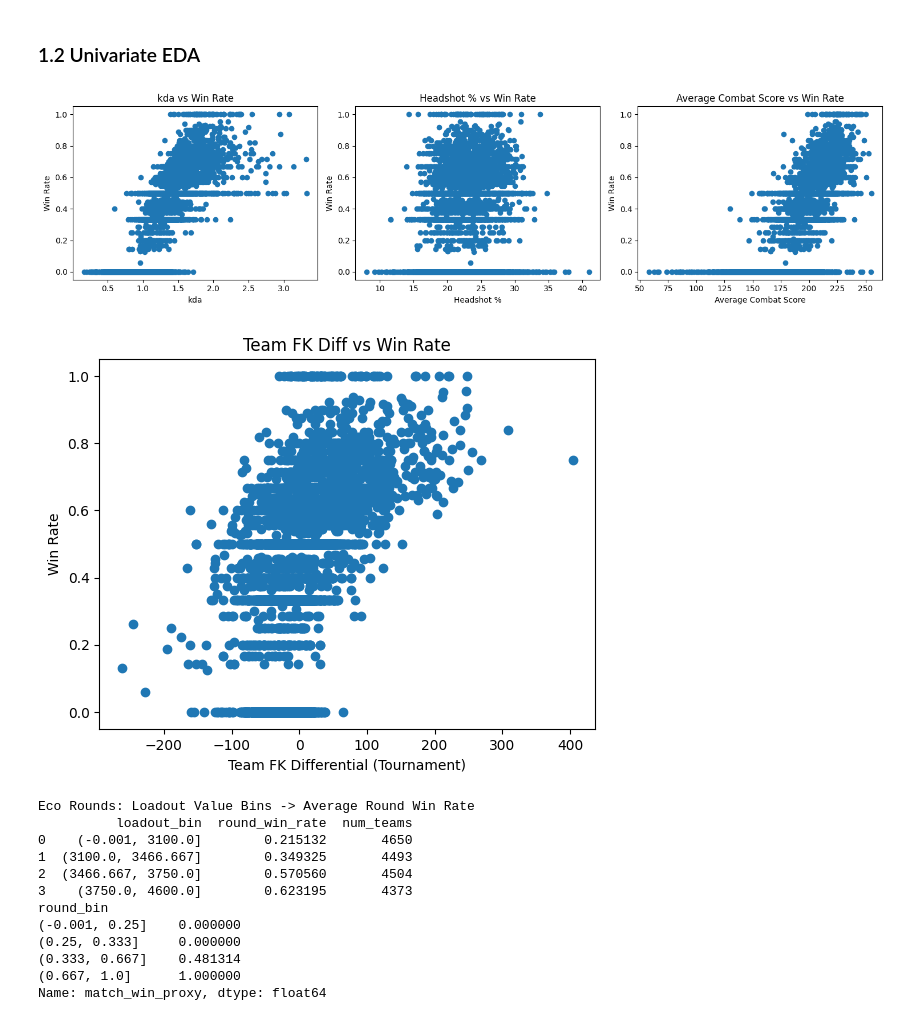
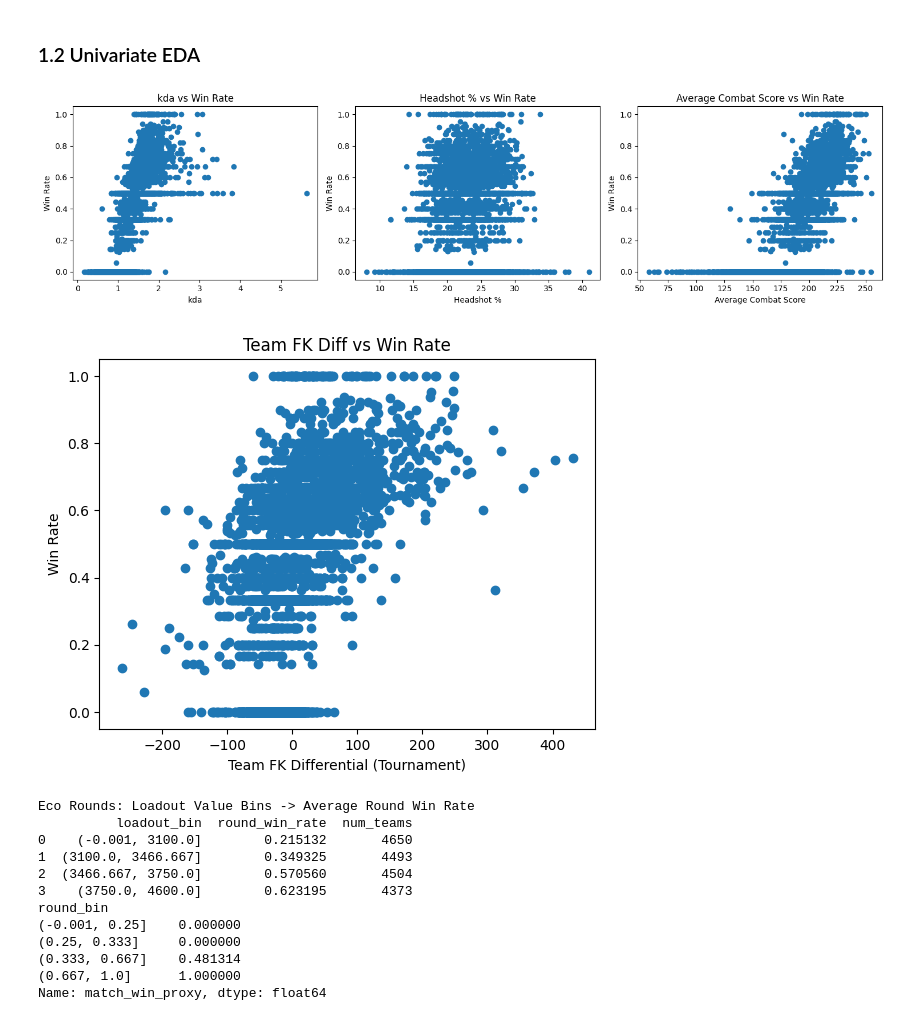
Before and after one commit to extraordinaryEmily/aaron-vct, a Jupyter notebook: a+aron.ipynb, the cells around one changed output. Cells and saved outputs as stored; diff of their text form; code cells hidden in the pictures.

Commit message:
Combined stats that pass univariate EDA

```diff
--- a/a+aron.ipynb
+++ b/a+aron.ipynb
@@ -114,10 +120,9 @@ Here we must clean data and define what is ACTUALLY useful rather than what we t
 Make a list of tier 1 teams so you can remove all the irrelavant data before any calculates. **Any blank values (nulls) should also be removed to prevent skewed results.** Duplicates should also be watched out for. China stats are very missing so those need to be cared for so that it doesn't screw the data over. Same with player changes, we want the latest roster.
 # %%
 # Player stats
-import matplotlib.pyplot as plt
+root_path = "./"
+years = range(2021, 2026)
 
-df1['kda'] = (df1['Kills'] + df1['Assists']) / df1['Deaths']
-df1['fk_diff'] = df1['First Kills'] - df1['First Deaths']
 drop_cols = [
     'Rounds Played',
     'Stage',
@@ -134,8 +139,34 @@ drop_cols = [
     'Assists',
     'Deaths'
 ]
-player_stats = df1.drop(columns=drop_cols, errors='ignore')
-player_stats.head()
+
+all_players = []
+for year in years:
+    file_path = os.path.join(root_path, f"vct_{year}/players_stats/players_stats.csv")
+    if os.path.exists(file_path):
+        df = pd.read_csv(file_path)
+
+        # Compute kda and fk_diff
+        df['kda'] = (df['Kills'] + df['Assists']) / df['Deaths'].replace(0, 1)  # avoid division by 0
+        df['fk_diff'] = df['First Kills'] - df['First Deaths']
+
+        # Drop unnecessary columns
+        df = df.drop(columns=drop_cols, errors='ignore')
+
+        # Add year column
+        df['Year'] = year
+
+        all_players.append(df)
+    else:
+        print(f"File not found: {file_path}")
+
+# Combine all years
+player_stats_all = pd.concat(all_players, ignore_index=True)
+
+# Save to CSV at root
+player_stats_all.to_csv("player_stats_2021_2025.csv", index=False)
+
+print("Combined player stats saved as 'player_stats_2021_2025.csv'")
 #player_stats.describe()
 #player_stats.info()
 # %% [output]
@@ -198,13 +309,13 @@ pickban['Map'] = pickban['Map'].str.strip()
 
 import matplotlib.pyplot as plt
 # Make sure 'Headshot %' is numeric (can't run multiple times)
-#player_stats['Headshot %'] = player_stats['Headshot %'].str.rstrip('%').astype(float)
+player_stats_all['Headshot %'] = player_stats_all['Headshot %'].str.rstrip('%').astype(float)
 
 # Metrics to study
 metrics = ['kda', 'Headshot %', 'Average Combat Score']
 
 # --- Aggregate player metrics to team level ---
-team_stats = player_stats.groupby(
+team_stats = player_stats_all.groupby(
     ['Tournament', 'Teams'],  # consistent column name
     as_index=False
 ).agg({
@@ -245,38 +356,38 @@ plt.tight_layout()  # avoids overlapping labels
 plt.show()
 
 # Aggregate First Kills / First Deaths per player
-player_fk = player_stats.groupby(
+player_fk = player_stats_all.groupby(
     ['Tournament', 'Teams', 'Player'],
     as_index=False
 ).agg({
     'First Kills': 'sum',
     'First Deaths': 'sum'
 })
 
 player_fk['fk_diff'] = player_fk['First Kills'] - player_fk['First Deaths']
 
 # Aggregate to team level
 team_fk = player_fk.groupby(
     ['Tournament', 'Teams'],
     as_index=False
 )['fk_diff'].sum()
 
 # Reuse team_wins (already renamed 'Teams')
 team_eda_fk = team_fk.merge(
     team_wins,
     on=['Tournament', 'Teams'],
     how='inner'
 )
 
 # Scatter plot FK diff vs Win Rate
 plt.scatter(team_eda_fk['fk_diff'], team_eda_fk['win'])
 plt.xlabel('Team FK Differential (Tournament)')
 plt.ylabel('Win Rate')
 plt.title('Team FK Diff vs Win Rate')
 plt.show()
 # %% [output]
-[figure, old version]
+[figure, new version]
-[figure, old version]
+[figure, new version]
 # %%
 # ==========ECO ROUNDS==========
 agg_cols = ['Tournament', 'Stage', 'Match Type', 'Match Name', 'Map', 'Team']
```
Also changed, not shown: parts of 9 cells of this notebook, 6 other files.
